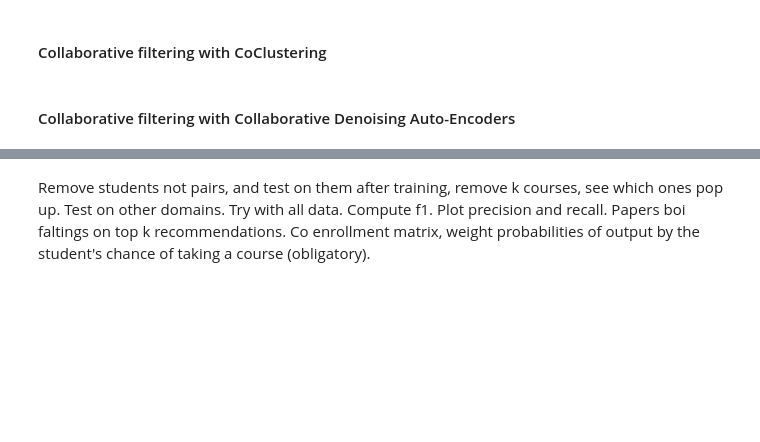
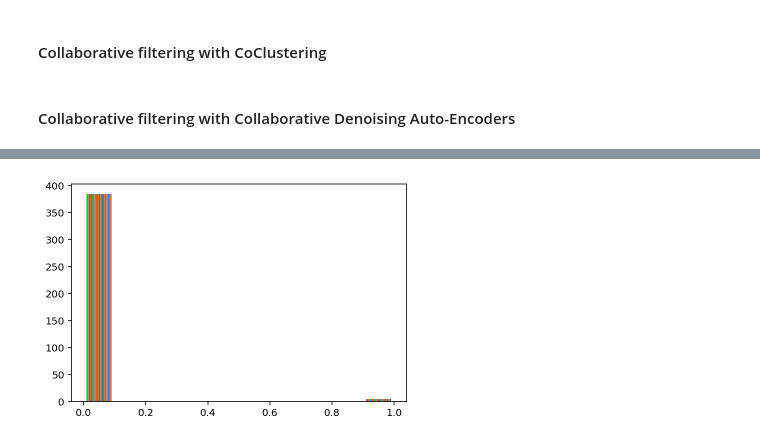
Before and after one commit to LoomisLoud/epfl-course-recommendation, a Jupyter notebook: Exploration.ipynb, the cells around one changed output, grey strips where cells are left out. Drawn from its saved outputs; the diff is of its cells as text; code cells hidden in the pictures; blank space fills up the shorter version.

```diff
--- a/Exploration.ipynb
+++ b/Exploration.ipynb
@@ -37,6 +37,7 @@ courses_to_remove = [
     "Optional project in communication systems",
     "Mineur : Neurosciences computationnelles",
     "Stage d'ingénieur crédité avec le PDM (master en Systèmes de communication)",
+    "Cours UNIL - Faculté des hautes études commerciales HEC I (printemps)",
 ]
 
 domains_to_remove = [
@@ -60,7 +92,7 @@ all_info = """
             from
                 course_enrolments_with_info
             where
-                UnitName like "%ommunication%"
+                UnitName like "%nform%"
                 and
                 LevelName = "Master"
                 and (YearName = "2010-2011"
@@ -442,13 +534,26 @@ train_x_users = np.array(train_users, dtype=np.int32).reshape(len(train_users),
 test_x_users = np.array(test_users, dtype=np.int32).reshape(len(test_users), 1)
 
 # model
-model = create(I=train_x.shape[1], U=len(train_users)+1, K=50,
-                    hidden_activation='relu', output_activation='sigmoid', q=0.50, l=0.01)
+# Q was 0.50, now 0.998 ?
+model = create(I=train_x.shape[1], U=len(train_users)+1, K=21,
+                    hidden_activation='relu', output_activation='sigmoid', q=0.998, l=0.01)
 model.compile(loss='mean_absolute_error', optimizer='adam')
-model.summary()
+#model.summary()
 
 # train
 history = model.fit(x=[train_x, train_x_users], y=train_x,
-                    batch_size=128, nb_epoch=1000, verbose=1,
-                    validation_data=[[test_x, test_x_users],
-                    test_x])
+                    batch_size=128, nb_epoch=2000, verbose=1,
+                    #validation_data=[[test_x, test_x_users],
+                    #test_x])
+                    validation_split=0.10)
+
+# predict
+#pred = model.predict(x=[train_x, np.array(train_users, dtype=np.int32).reshape(len(train_users), 1)])
+pred = model.predict(x=[test_x, np.array(test_users, dtype=np.int32).reshape(len(test_users), 1)])
+pred = pred * (train_x == 0) # remove watched items from predictions
+
+pred = np.argsort(pred)
+
+for n in range(1, 11):
+    sr = success_rate(pred[:, -n:], test_x)
+    print("Success Rate at {:d}: {:f}".format(n, sr))
@@ -464,2 +577,0 @@ for n in range(1, 11):
-# %% [markdown]
-Remove students not pairs, and test on them after training, remove k courses, see which ones pop up. Test on other domains. Try with all data. Compute f1. Plot precision and recall. Papers boi faltings on top k recommendations. Co enrollment matrix, weight probabilities of output by the student's chance of taking a course (obligatory).
@@ -465,0 +633,6 @@ Remove students not pairs, and test on them after training, remove k courses, se
+# %%
+import matplotlib.pyplot as plt
+plt.hist(pd.DataFrame(prediction).values.tolist())
+plt.show()
+# %% [output]
+[figure, added]
```
Also changed, not shown: parts of 10 cells of this notebook, 2 other files.
